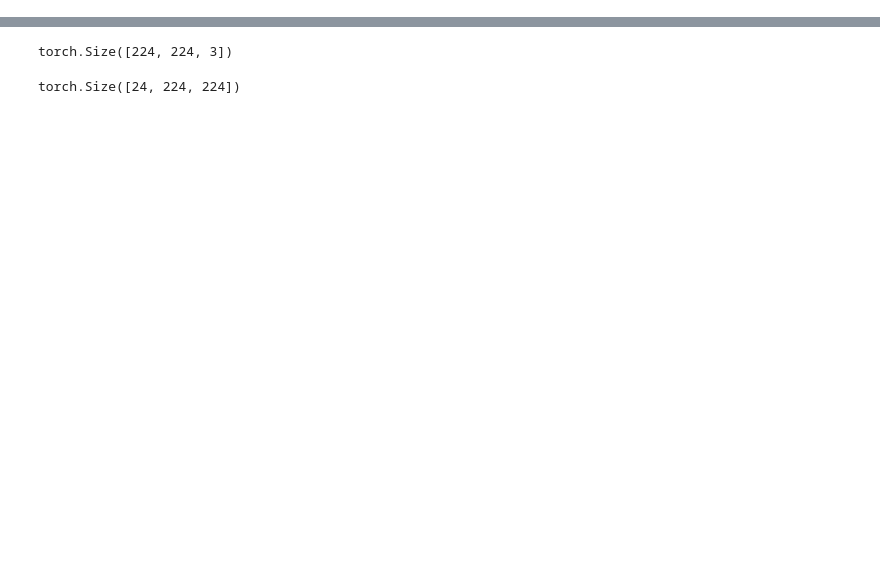
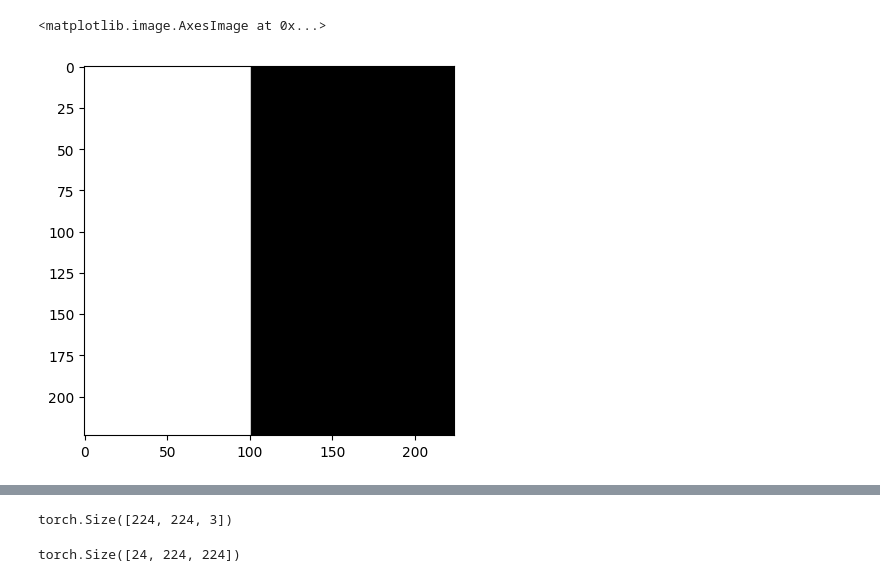
Before and after one commit to jmcgeeuva/SemanticBox, a Jupyter notebook: dataloader.ipynb, the cells around one changed output, grey strips where cells are left out. Saved outputs shown, nothing was run; the diff lists cells and outputs as text; code cells hidden in the pictures; blank space fills up the shorter version.

```diff
--- a/dataloader.ipynb
+++ b/dataloader.ipynb
@@ -42,0 +42,4 @@ tensor([  0.0000,   2.8674, 127.8530, 221.1329])
+# %%
+curr_mask = masks.permute(0, 2, 3, 1)[0]
+plt.imshow(curr_mask)
+# %% [output]
@@ -42,0 +47,2 @@ tensor([  0.0000,   2.8674, 127.8530, 221.1329])
+<matplotlib.image.AxesImage at 0x...>
+[figure, added]
```
Also changed, not shown: parts of 7 cells of this notebook, 7 other files.
